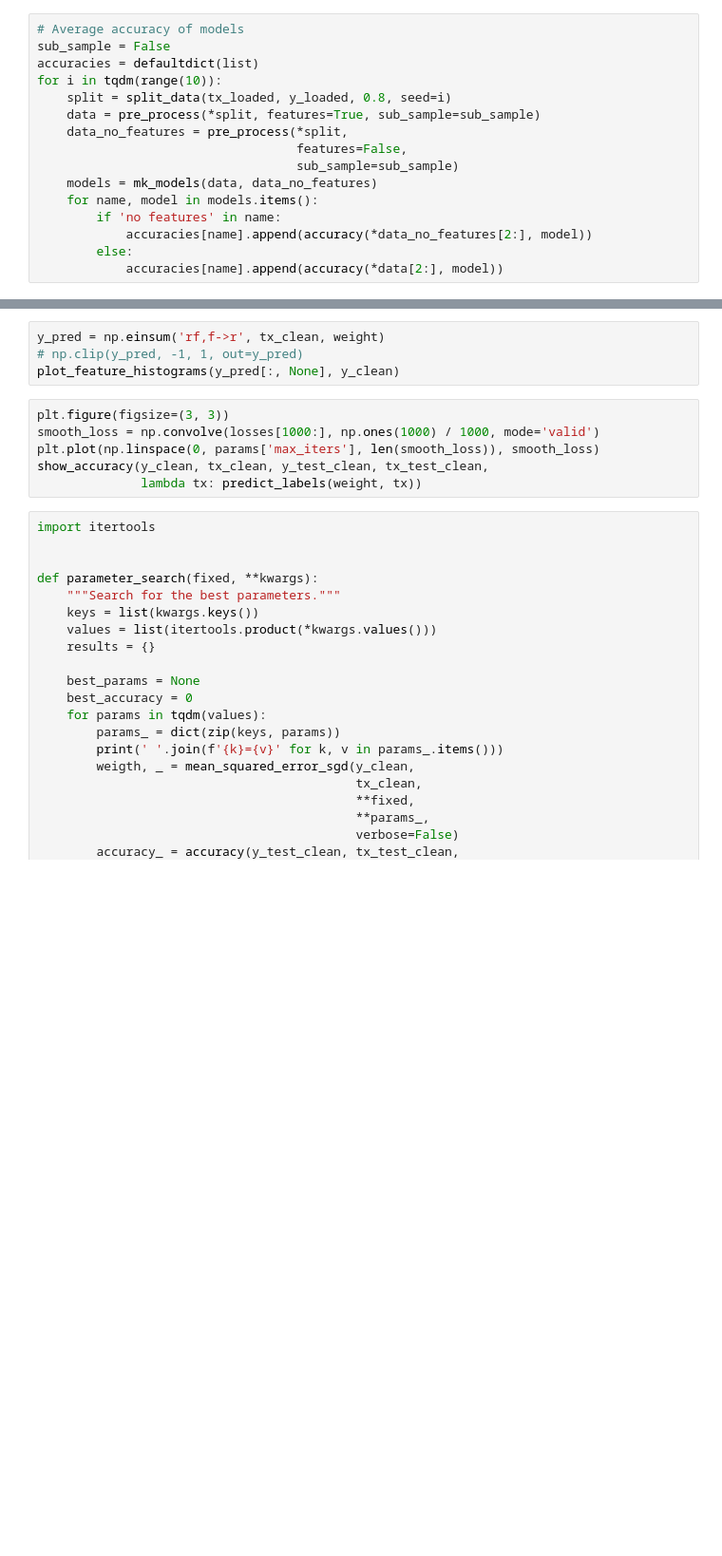
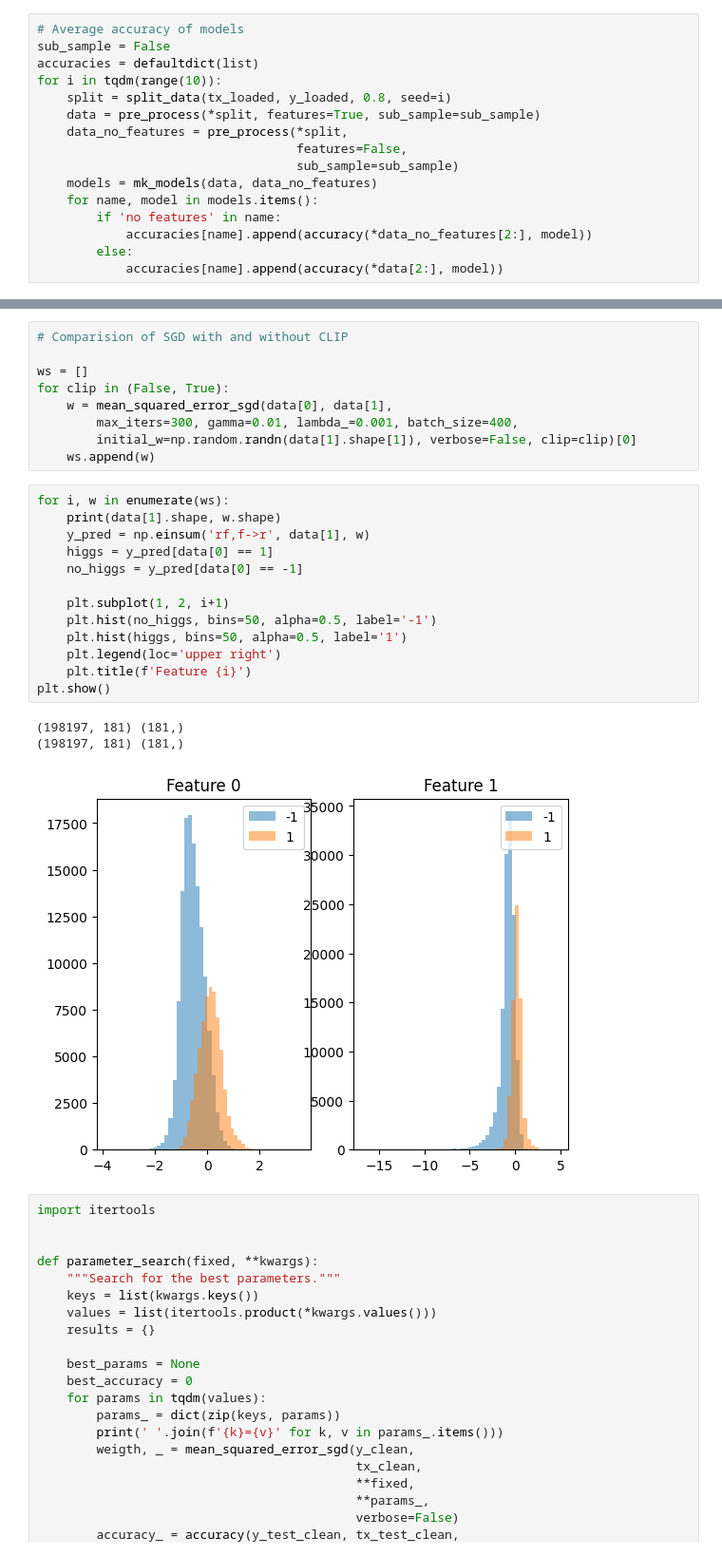
Before and after one commit to ddorn/ml-project-2022, a Jupyter notebook: project1/run.ipynb, the cells around one changed output, grey strips where cells are left out. Shown at 95% size. Saved outputs shown, nothing was run; the diff lists cells and outputs as text; blank space fills up the shorter version.

```diff
--- a/project1/run.ipynb
+++ b/project1/run.ipynb
@@ -270,13 +277,29 @@ Ridge - no features: 0.7180 ± 0.0020
 # %%
-y_pred = np.einsum('rf,f->r', tx_clean, weight)
-# np.clip(y_pred, -1, 1, out=y_pred)
-plot_feature_histograms(y_pred[:, None], y_clean)
+# Comparision of SGD with and without CLIP
+
+ws = []
+for clip in (False, True):
+    w = mean_squared_error_sgd(data[0], data[1],
+        max_iters=300, gamma=0.01, lambda_=0.001, batch_size=400,
+        initial_w=np.random.randn(data[1].shape[1]), verbose=False, clip=clip)[0]
+    ws.append(w)
-# %%
-plt.figure(figsize=(3, 3))
-smooth_loss = np.convolve(losses[1000:], np.ones(1000) / 1000, mode='valid')
-plt.plot(np.linspace(0, params['max_iters'], len(smooth_loss)), smooth_loss)
-show_accuracy(y_clean, tx_clean, y_test_clean, tx_test_clean,
-              lambda tx: predict_labels(weight, tx))
+# %%
+for i, w in enumerate(ws):
+    print(data[1].shape, w.shape)
+    y_pred = np.einsum('rf,f->r', data[1], w)
+    higgs = y_pred[data[0] == 1]
+    no_higgs = y_pred[data[0] == -1]
+
+    plt.subplot(1, 2, i+1)
+    plt.hist(no_higgs, bins=50, alpha=0.5, label='-1')
+    plt.hist(higgs, bins=50, alpha=0.5, label='1')
+    plt.legend(loc='upper right')
+    plt.title(f'Feature {i}')
+plt.show()
+# %% [output]
+(198197, 181) (181,)
+(198197, 181) (181,)
+[figure, added]
 # %%
 import itertools
 
```
Also changed, not shown: parts of 6 cells of this notebook.
